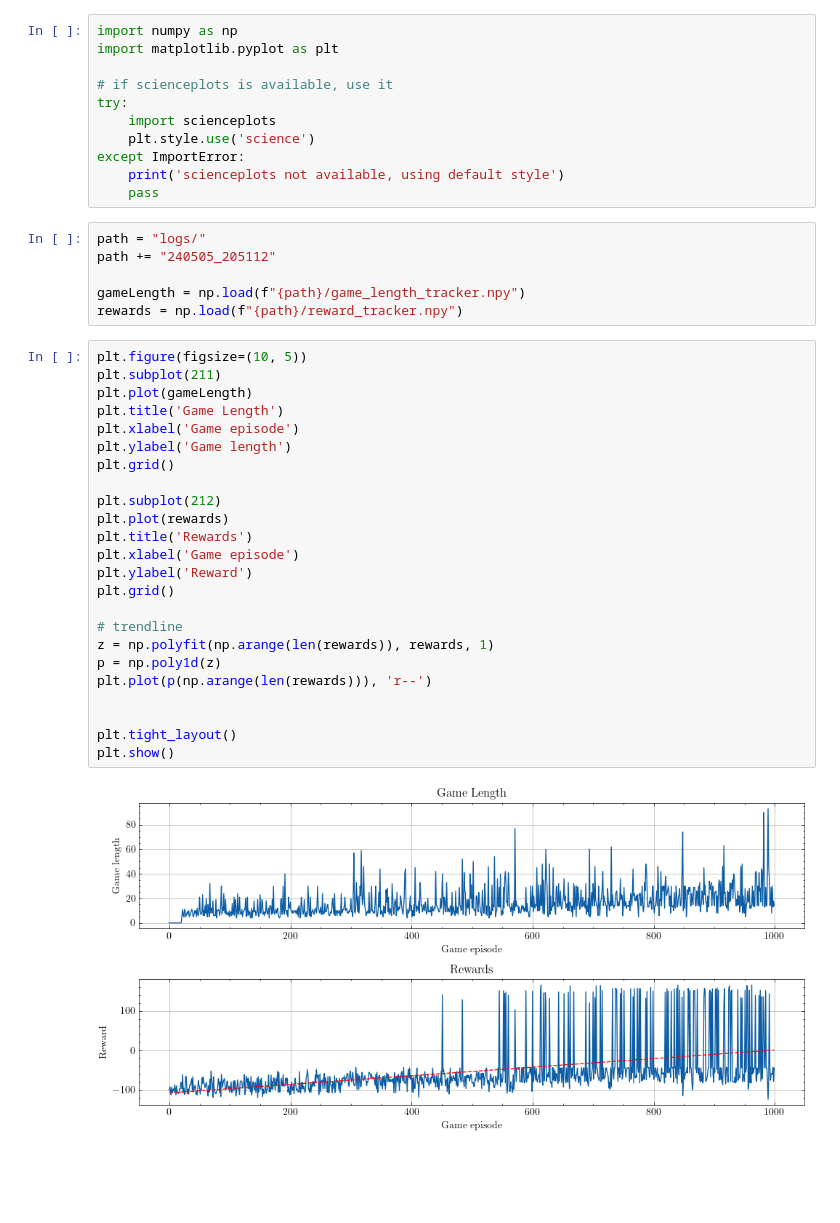
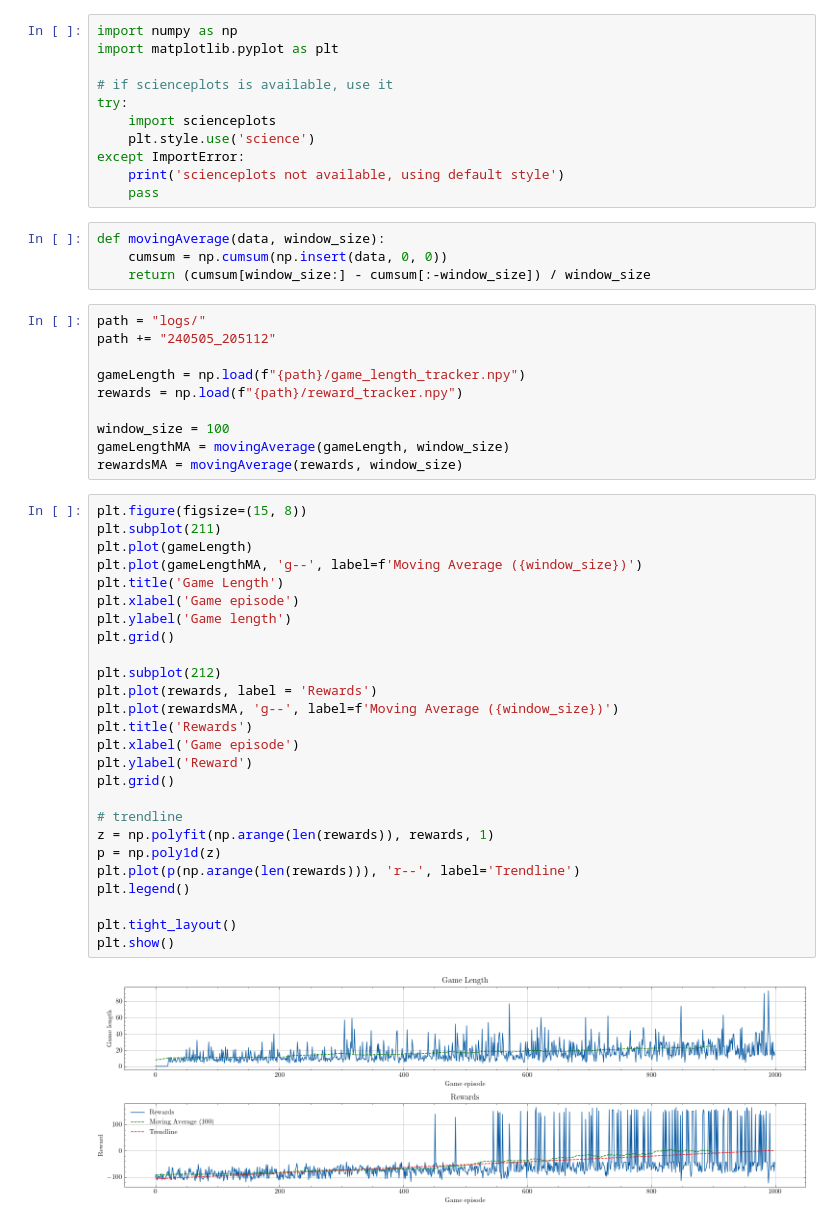
Before and after one commit to LinusKullmyr/Pacman, a Jupyter notebook: Visualize_Logging.ipynb, the cells around one changed output. Saved outputs shown, nothing was run; the diff lists cells and outputs as text; blank space fills up the shorter version.

Commit message:
Added a moving average to the visualizer

```diff
--- a/Visualize_Logging.ipynb
+++ b/Visualize_Logging.ipynb
@@ -9,35 +9,45 @@ try:
 except ImportError:
     print('scienceplots not available, using default style')
     pass
+# %%
+def movingAverage(data, window_size):
+    cumsum = np.cumsum(np.insert(data, 0, 0))
+    return (cumsum[window_size:] - cumsum[:-window_size]) / window_size
 # %%
 path = "logs/"
 path += "240505_205112"
 
 gameLength = np.load(f"{path}/game_length_tracker.npy")
 rewards = np.load(f"{path}/reward_tracker.npy")
+
+window_size = 100
+gameLengthMA = movingAverage(gameLength, window_size)
+rewardsMA = movingAverage(rewards, window_size)
 # %%
-plt.figure(figsize=(10, 5))
+plt.figure(figsize=(15, 8))
 plt.subplot(211)
 plt.plot(gameLength)
+plt.plot(gameLengthMA, 'g--', label=f'Moving Average ({window_size})')
 plt.title('Game Length')
 plt.xlabel('Game episode')
 plt.ylabel('Game length')
 plt.grid()
 
 plt.subplot(212)
-plt.plot(rewards)
+plt.plot(rewards, label = 'Rewards')
+plt.plot(rewardsMA, 'g--', label=f'Moving Average ({window_size})')
 plt.title('Rewards')
 plt.xlabel('Game episode')
 plt.ylabel('Reward')
 plt.grid()
 
 # trendline
 z = np.polyfit(np.arange(len(rewards)), rewards, 1)
 p = np.poly1d(z)
-plt.plot(p(np.arange(len(rewards))), 'r--')
-
+plt.plot(p(np.arange(len(rewards))), 'r--', label='Trendline')
+plt.legend()
 
 plt.tight_layout()
 plt.show()
 # %% [output]
-[figure, old version]
+[figure, new version]
```
Also changed, not shown: 3 other files.
